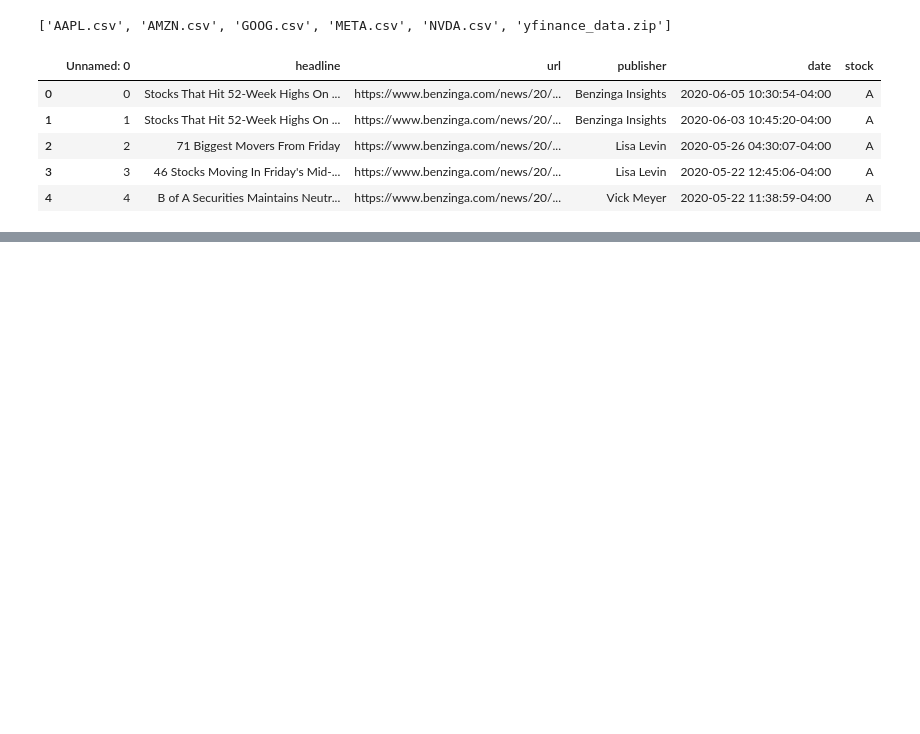
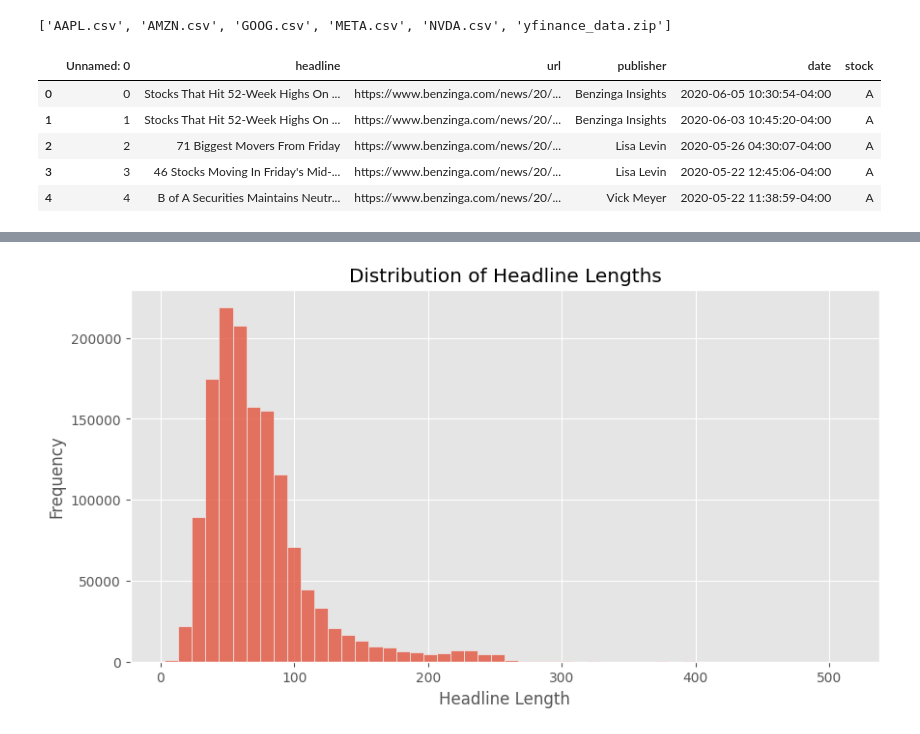
Before and after one commit to Benareyo/news-sentiment-analysis, a Jupyter notebook: notebooks/task_1_eda.ipynb, the cells around one changed output, grey strips where cells are left out. Drawn from its saved outputs; the diff is of its cells as text; code cells hidden in the pictures; blank space fills up the shorter version.

Commit message:
feat: complete exploratory data analysis and visualization

```diff
--- a/notebooks/task_1_eda.ipynb
+++ b/notebooks/task_1_eda.ipynb
@@ -38,3 +38,13 @@ df.head()
 | 2 | 2 | 71 Biggest Movers From Friday | https://www.benzinga.com/news/20/... | Lisa Levin | 2020-05-26 04:30:07-04:00 | A |
 | 3 | 3 | 46 Stocks Moving In Friday's Mid-... | https://www.benzinga.com/news/20/... | Lisa Levin | 2020-05-22 12:45:06-04:00 | A |
 | 4 | 4 | B of A Securities Maintains Neutr... | https://www.benzinga.com/news/20/... | Vick Meyer | 2020-05-22 11:38:59-04:00 | A |
+# %%
+import pandas as pd
+import matplotlib.pyplot as plt
+import seaborn as sns
+
+plt.style.use("ggplot")
+# %%
+df = pd.read_csv("../data/raw/raw_analyst_ratings.csv")
+
+df.head()
@@ -40,0 +84,4 @@ df.head()
+# %%
+df["headline_length"] = df["headline"].astype(str).apply(len)
+
+df["headline_length"].describe()
@@ -40,0 +98,12 @@ df.head()
+# %%
+plt.figure(figsize=(10,5))
+
+sns.histplot(df["headline_length"], bins=50)
+
+plt.title("Distribution of Headline Lengths")
+plt.xlabel("Headline Length")
+plt.ylabel("Frequency")
+
+plt.show()
+# %% [output]
+[figure, added]
```
Also changed, not shown: parts of 9 cells of this notebook.
